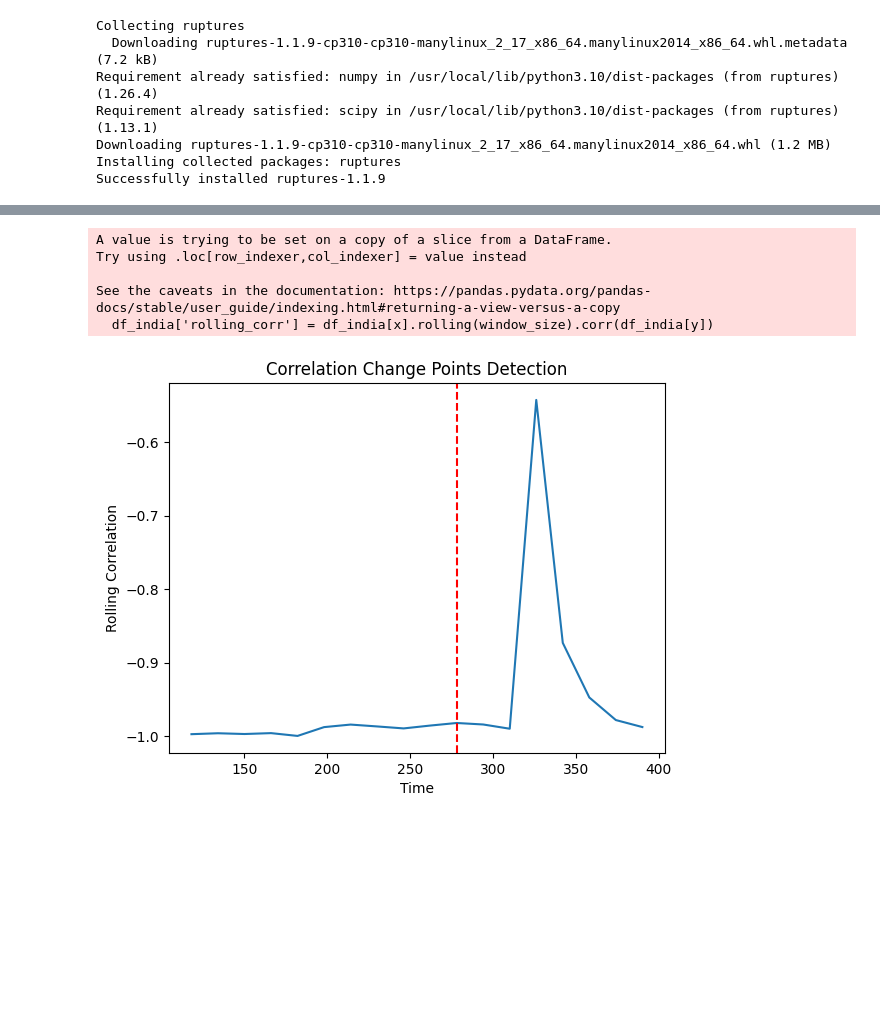
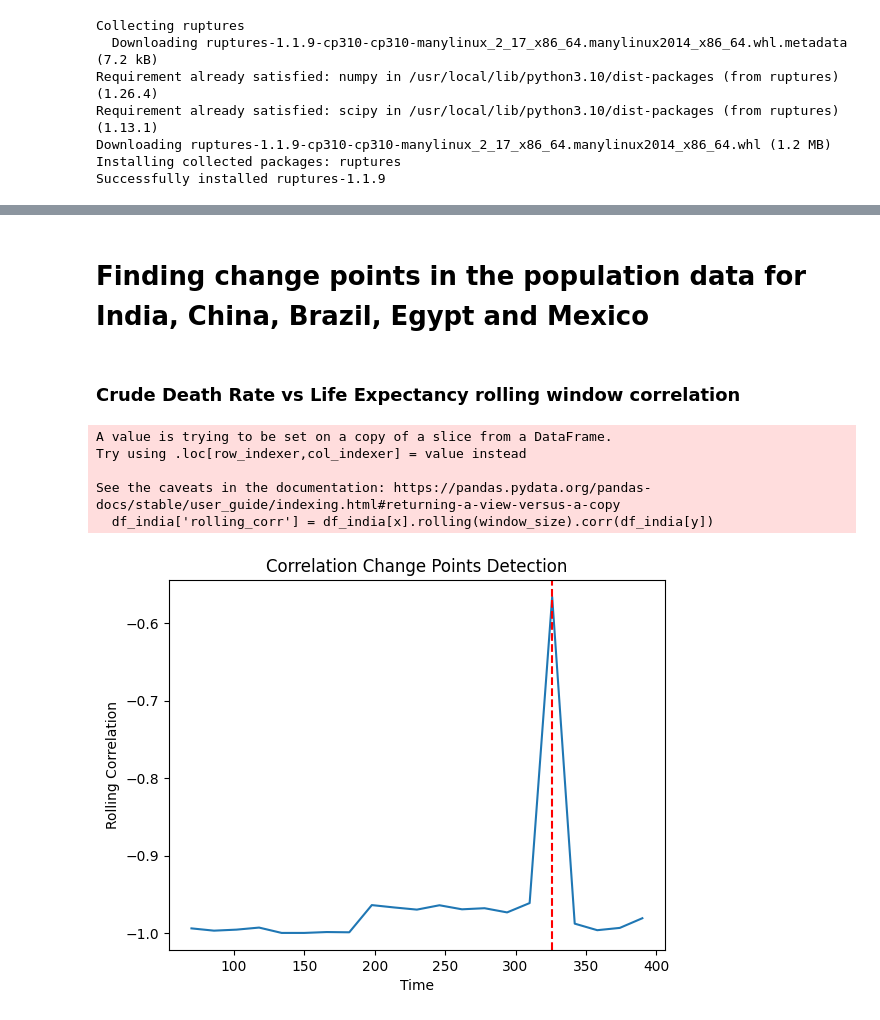
Before and after one commit to SebastianWikt/DS4002-P2, a Jupyter notebook: Scripts/Project_2_running_corr.ipynb, the cells around one changed output, grey strips where cells are left out. Drawn from its saved outputs; the diff is of its cells as text; code cells hidden in the pictures; blank space fills up the shorter version.

Commit message:
5 countries graphs

```diff
--- a/Scripts/Project_2_running_corr.ipynb
+++ b/Scripts/Project_2_running_corr.ipynb
@@ -108,29 +58,35 @@ df_india.head(25)
+# %% [markdown]
+# Finding change points in the population data for India, China, Brazil, Egypt and Mexico
+# %% [markdown]
+### Crude Death Rate vs Life Expectancy rolling window correlation
 # %%
 from ruptures import Pelt
+
+df_india = df.loc[df['Name'] == 'India']
 
 x = 'Crude Death Rate'
 y = 'Life Expectancy at Birth, Both Sexes'
 
-window_size = 8  # Adjust as needed
+window_size = 5  # Adjust to the minimum value with no errors
 df_india['rolling_corr'] = df_india[x].rolling(window_size).corr(df_india[y])
 
 model = Pelt(model="rbf").fit(df_india['rolling_corr'].dropna().values)
 change_points = model.predict(pen=10)  # Adjust penalty as needed
 
 plt.plot(df_india.index, df_india['rolling_corr'])
 for cp in change_points:
     plt.axvline(x=df_india.index[cp-1], color='red', linestyle='--')
 plt.title('Correlation Change Points Detection')
 plt.xlabel('Time')
 plt.ylabel('Rolling Correlation')
 plt.show()
 # %% [output]
 A value is trying to be set on a copy of a slice from a DataFrame.
 Try using .loc[row_indexer,col_indexer] = value instead
 
 See the caveats in the documentation: https://pandas.pydata.org/pandas-docs/stable/user_guide/indexing.html#returning-a-view-versus-a-copy
   df_india['rolling_corr'] = df_india[x].rolling(window_size).corr(df_india[y])
-[figure, old version]
+[figure, new version]
 # %%
 df_china = df.loc[df['Name'] == 'China']
 
```
Also changed, not shown: parts of 11 cells of this notebook.
